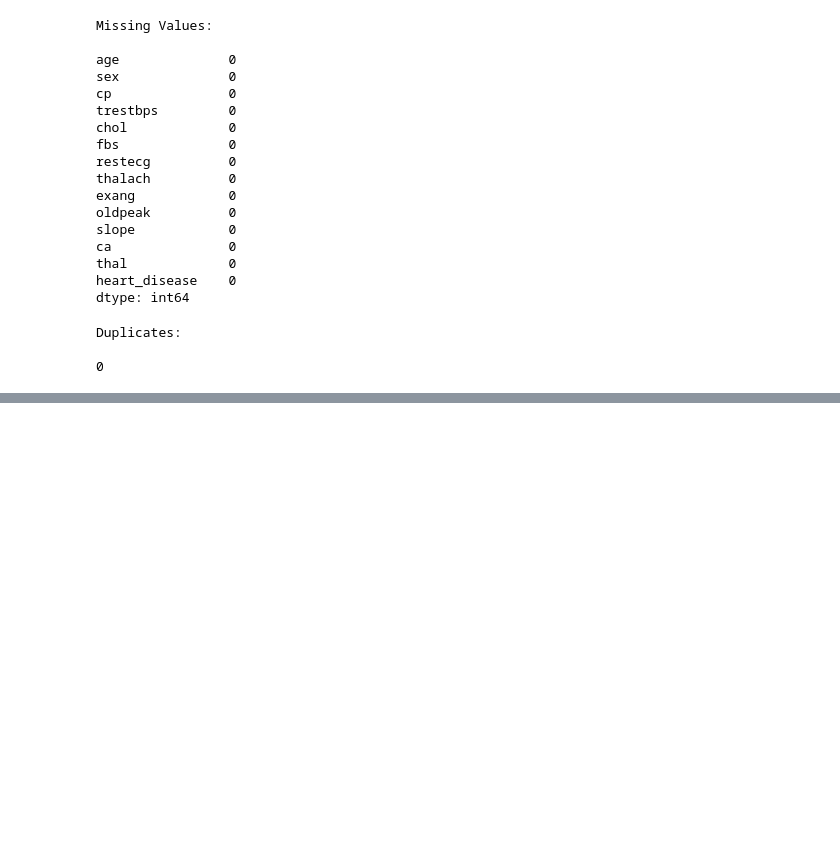
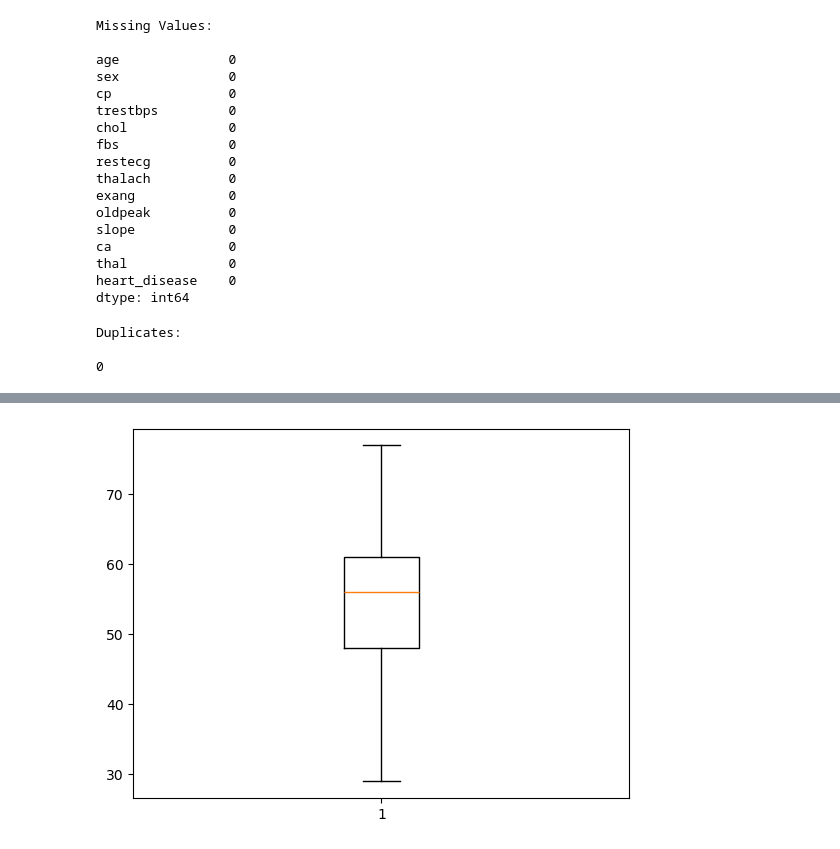
Before and after one commit to AndrewMarfo/Health-EDA, a Jupyter notebook: Health-EDA.ipynb, the cells around one changed output, grey strips where cells are left out. Cells and saved outputs as stored; diff of their text form; code cells hidden in the pictures; blank space fills up the shorter version.

```diff
--- a/Health-EDA.ipynb
+++ b/Health-EDA.ipynb
@@ -122,0 +141,6 @@ Duplicates:
+# %%
+# Distribution of age (boxplot)
+plt.boxplot(heart_data["age"])
+plt.show()
+# %% [output]
+[figure, added]
```
Also changed, not shown: parts of 7 cells of this notebook, 1 other file.
